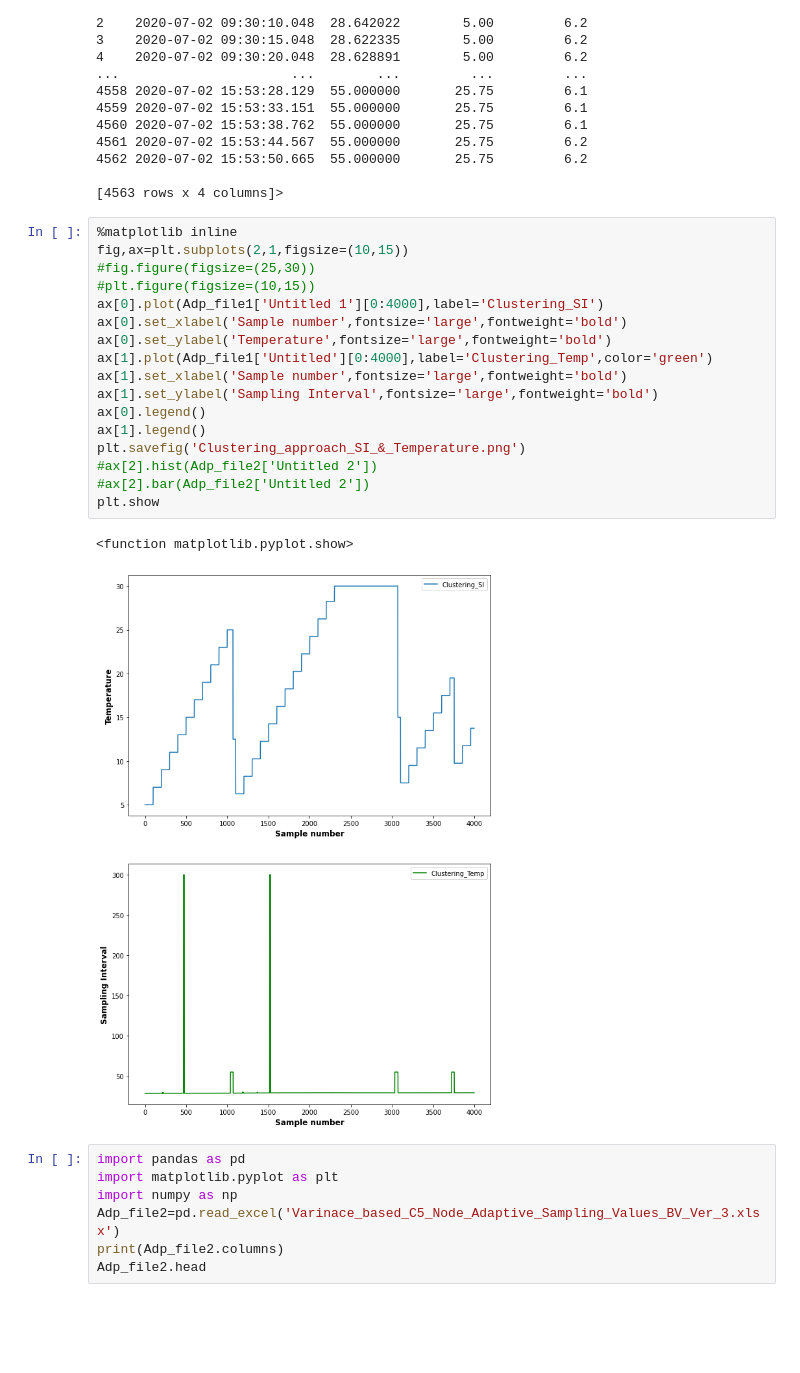
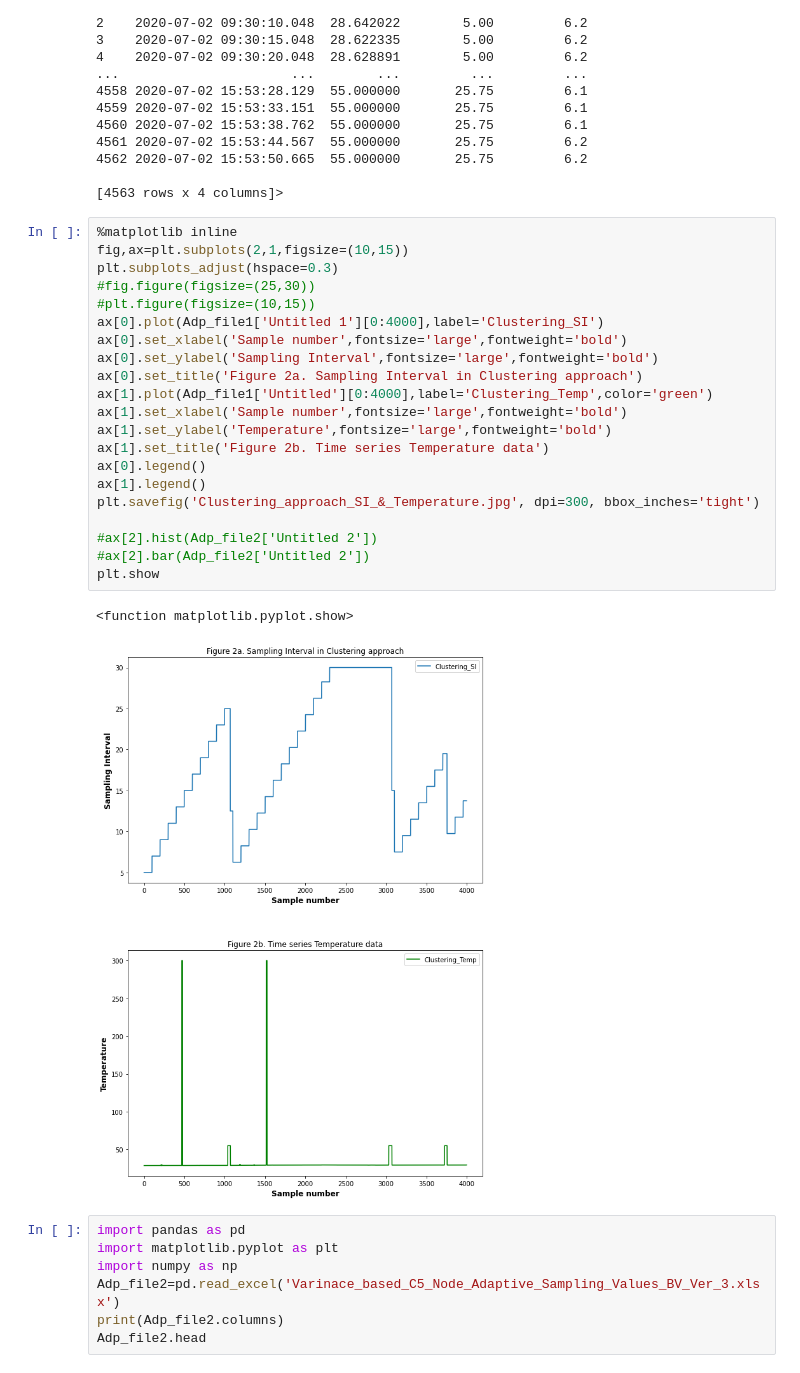
Before and after one commit to ssunilkumar/intro_test, a Jupyter notebook: clustering.ipynb, the cells around one changed output. Drawn from its saved outputs; the diff is of its cells as text; blank space fills up the shorter version.

```diff
--- a/clustering.ipynb
+++ b/clustering.ipynb
@@ -26,23 +26,27 @@ Index(['Time', 'Untitled', 'Untitled 1', 'Untitled 2'], dtype='object')
 # %%
 %matplotlib inline
 fig,ax=plt.subplots(2,1,figsize=(10,15))
+plt.subplots_adjust(hspace=0.3)
 #fig.figure(figsize=(25,30))
 #plt.figure(figsize=(10,15))
 ax[0].plot(Adp_file1['Untitled 1'][0:4000],label='Clustering_SI')
 ax[0].set_xlabel('Sample number',fontsize='large',fontweight='bold')
-ax[0].set_ylabel('Temperature',fontsize='large',fontweight='bold')
+ax[0].set_ylabel('Sampling Interval',fontsize='large',fontweight='bold')
+ax[0].set_title('Figure 2a. Sampling Interval in Clustering approach')
 ax[1].plot(Adp_file1['Untitled'][0:4000],label='Clustering_Temp',color='green')
 ax[1].set_xlabel('Sample number',fontsize='large',fontweight='bold')
-ax[1].set_ylabel('Sampling Interval',fontsize='large',fontweight='bold')
+ax[1].set_ylabel('Temperature',fontsize='large',fontweight='bold')
+ax[1].set_title('Figure 2b. Time series Temperature data')
 ax[0].legend()
 ax[1].legend()
-plt.savefig('Clustering_approach_SI_&_Temperature.png')
+plt.savefig('Clustering_approach_SI_&_Temperature.jpg', dpi=300, bbox_inches='tight')
+
 #ax[2].hist(Adp_file2['Untitled 2'])
 #ax[2].bar(Adp_file2['Untitled 2'])
 plt.show
 # %% [output]
 <function matplotlib.pyplot.show>
-[figure, old version]
+[figure, new version]
 # %%
 import pandas as pd
 import matplotlib.pyplot as plt
```
Also changed, not shown: parts of 8 cells of this notebook.
